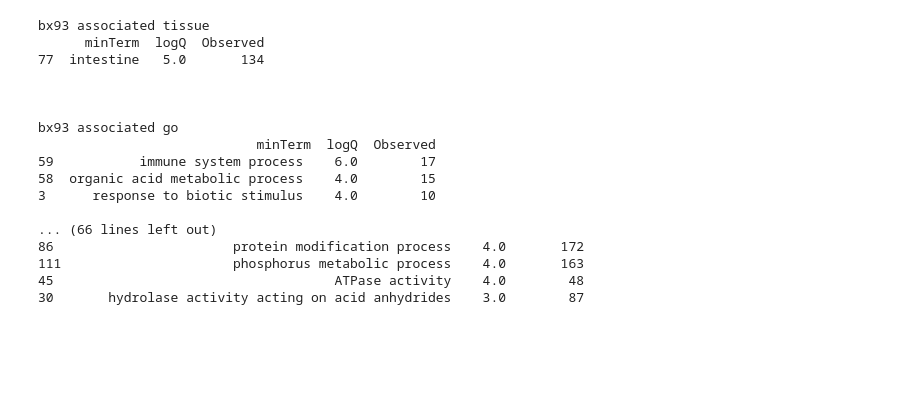
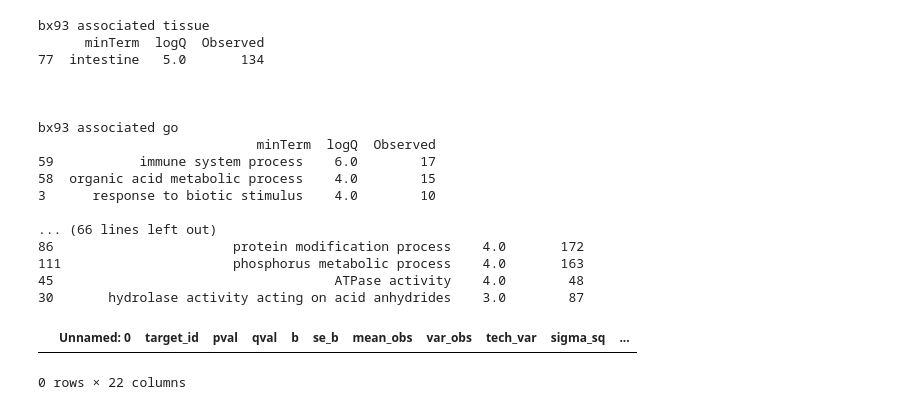
Before and after one commit to WormLabCaltech/med-cafe, a Jupyter notebook: src/5. Enrichment analysis of phenotypic classes.ipynb, the cells around one changed output. Drawn from its saved outputs; the diff is of its cells as text; code cells hidden in the pictures; blank space fills up the shorter version.

```diff
--- a/src/5. Enrichment analysis of phenotypic classes.ipynb
+++ b/src/5. Enrichment analysis of phenotypic classes.ipynb
@@ -98,3 +98,8 @@ bx93 associated go
 111                      phosphorus metabolic process    4.0       163
 45                                    ATPase activity    4.0        48
 30       hydrolase activity acting on acid anhydrides    3.0        87
+# %%
+tidy[tidy.ext_gene == 'srt-39']
+# %% [output]
+|  | Unnamed: 0 | target_id | pval | qval | b | se_b | mean_obs | var_obs | tech_var | sigma_sq | ... |
+0 rows × 22 columns
```
Also changed, not shown: parts of 1 cell of this notebook, 34 other files.
